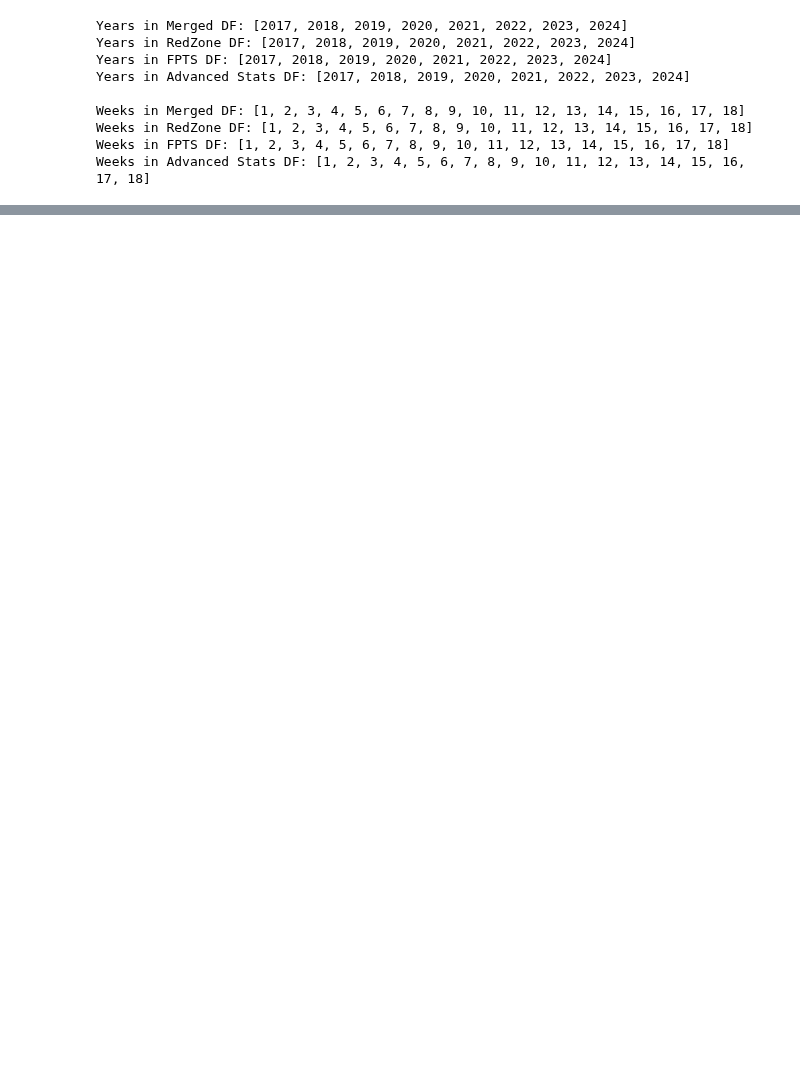
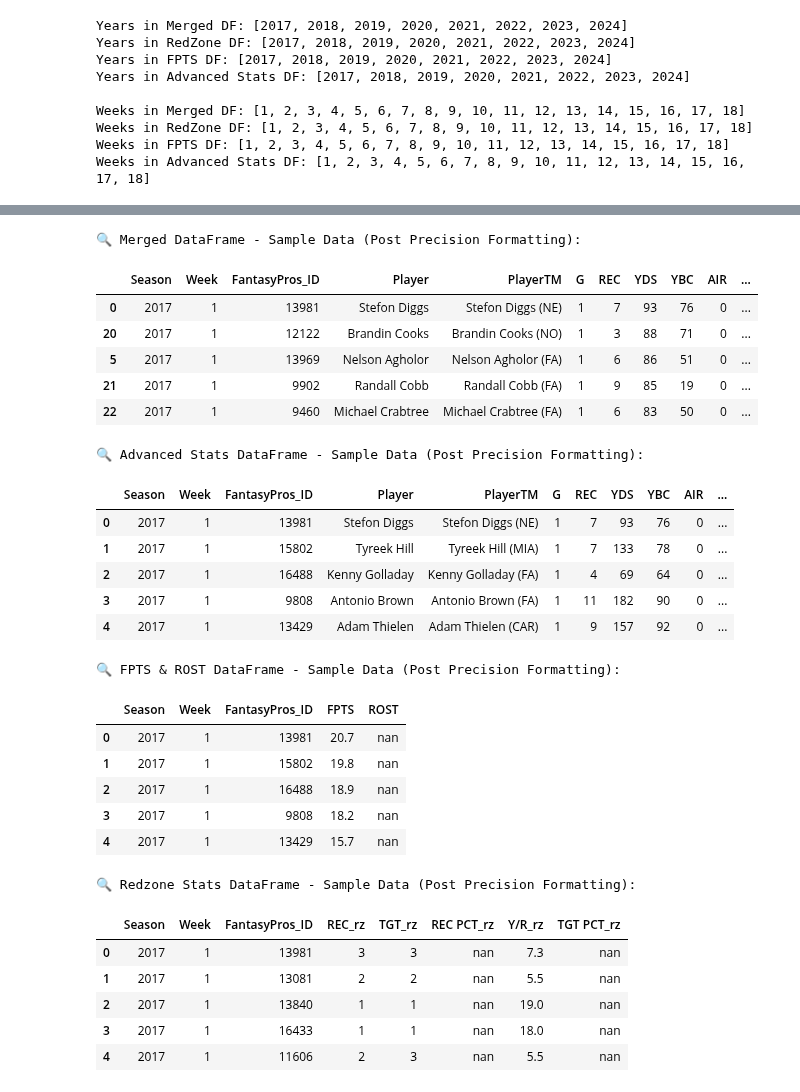
Before and after one commit to ARCtechmo/fanfav, a Jupyter notebook: wr_df.ipynb, the cells around one changed output, grey strips where cells are left out. Cells and saved outputs as stored; diff of their text form; code cells hidden in the pictures; blank space fills up the shorter version.

```diff
--- a/wr_df.ipynb
+++ b/wr_df.ipynb
@@ -1754,0 +1834,74 @@ dtype: object
+# %%
+# data normalization  - standardize decimal places for numerical data and percentages
+# no output
+def format_precision(df, precision_map=None):
+    if precision_map is None:
+        precision_map = {
+            'REC PCT_rz': '.2f',
+            'TGT PCT_rz': '.2f',
+            'ROST': '.3f',
+            'Y/R_rz': '.1f'
+        }
+
+    df_copy = df.copy()
+
+    for col, fmt in precision_map.items():
+        if col in df_copy.columns:
+            try:
+                df_copy[col] = pd.to_numeric(df_copy[col], errors='coerce')  # Convert to numeric
+                df_copy[col] = df_copy[col].map(lambda x: format(x, fmt) if pd.notna(x) else "nan")
+            except Exception as e:
+                print(f"⚠️ Error formatting column {col}: {e}")
+
+    return df_copy
+# %%
+# data normalization - apply decimal place precision
+# output
+
+# Define precision map (same for all relevant dataframes)
+precision_map = {
+    'REC PCT_rz': '.2f',
+    'TGT PCT_rz': '.2f',
+    'ROST': '.3f',
+    'Y/R_rz': '.1f'
+}
+
+# Apply formatting function to each dataframe
+dataframes["Merged DataFrame"] = format_precision(dataframes["Merged DataFrame"], precision_map)
+dataframes["Advanced Stats DataFrame"] = format_precision(dataframes["Advanced Stats DataFrame"], precision_map)
+dataframes["FPTS & ROST DataFrame"] = format_precision(dataframes["FPTS & ROST DataFrame"], precision_map)
+dataframes["Redzone Stats DataFrame"] = format_precision(dataframes["Redzone Stats DataFrame"], precision_map)
+
+# Confirm precision formatting by displaying relevant columns
+for name, df in dataframes.items():
+    print(f"\n🔍 {name} - Sample Data (Post Precision Formatting):")
+    display(df.head(5))
+# %% [output]
+🔍 Merged DataFrame - Sample Data (Post Precision Formatting):
+|  | Season | Week | FantasyPros_ID | Player | PlayerTM | G | REC | YDS | YBC | AIR | ... |
+| 0 | 2017 | 1 | 13981 | Stefon Diggs | Stefon Diggs (NE) | 1 | 7 | 93 | 76 | 0 | ... |
+| 20 | 2017 | 1 | 12122 | Brandin Cooks | Brandin Cooks (NO) | 1 | 3 | 88 | 71 | 0 | ... |
+| 5 | 2017 | 1 | 13969 | Nelson Agholor | Nelson Agholor (FA) | 1 | 6 | 86 | 51 | 0 | ... |
+| 21 | 2017 | 1 | 9902 | Randall Cobb | Randall Cobb (FA) | 1 | 9 | 85 | 19 | 0 | ... |
+| 22 | 2017 | 1 | 9460 | Michael Crabtree | Michael Crabtree (FA) | 1 | 6 | 83 | 50 | 0 | ... |
+🔍 Advanced Stats DataFrame - Sample Data (Post Precision Formatting):
+|  | Season | Week | FantasyPros_ID | Player | PlayerTM | G | REC | YDS | YBC | AIR | ... |
+| 0 | 2017 | 1 | 13981 | Stefon Diggs | Stefon Diggs (NE) | 1 | 7 | 93 | 76 | 0 | ... |
+| 1 | 2017 | 1 | 15802 | Tyreek Hill | Tyreek Hill (MIA) | 1 | 7 | 133 | 78 | 0 | ... |
+| 2 | 2017 | 1 | 16488 | Kenny Golladay | Kenny Golladay (FA) | 1 | 4 | 69 | 64 | 0 | ... |
+| 3 | 2017 | 1 | 9808 | Antonio Brown | Antonio Brown (FA) | 1 | 11 | 182 | 90 | 0 | ... |
+| 4 | 2017 | 1 | 13429 | Adam Thielen | Adam Thielen (CAR) | 1 | 9 | 157 | 92 | 0 | ... |
+🔍 FPTS & ROST DataFrame - Sample Data (Post Precision Formatting):
+|  | Season | Week | FantasyPros_ID | FPTS | ROST |
+| 0 | 2017 | 1 | 13981 | 20.7 | nan |
+| 1 | 2017 | 1 | 15802 | 19.8 | nan |
+| 2 | 2017 | 1 | 16488 | 18.9 | nan |
+| 3 | 2017 | 1 | 9808 | 18.2 | nan |
+| 4 | 2017 | 1 | 13429 | 15.7 | nan |
+🔍 Redzone Stats DataFrame - Sample Data (Post Precision Formatting):
+|  | Season | Week | FantasyPros_ID | REC_rz | TGT_rz | REC PCT_rz | Y/R_rz | TGT PCT_rz |
+| 0 | 2017 | 1 | 13981 | 3 | 3 | nan | 7.3 | nan |
+| 1 | 2017 | 1 | 13081 | 2 | 2 | nan | 5.5 | nan |
+| 2 | 2017 | 1 | 13840 | 1 | 1 | nan | 19.0 | nan |
+| 3 | 2017 | 1 | 16433 | 1 | 1 | nan | 18.0 | nan |
+| 4 | 2017 | 1 | 11606 | 2 | 3 | nan | 5.5 | nan |
```
Also changed, not shown: parts of 62 cells of this notebook.
